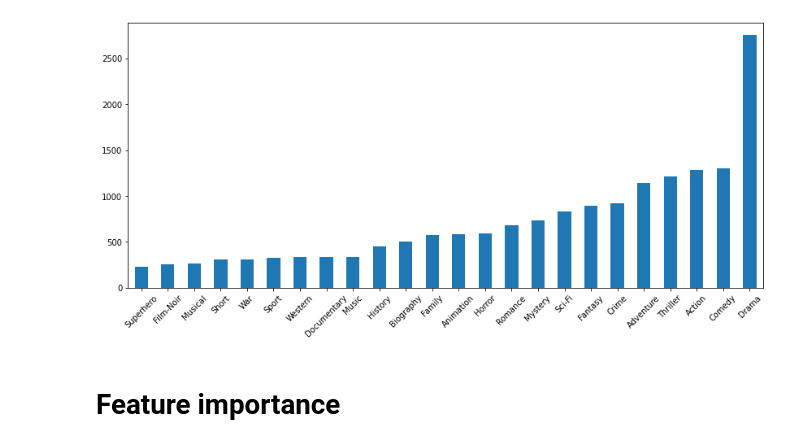
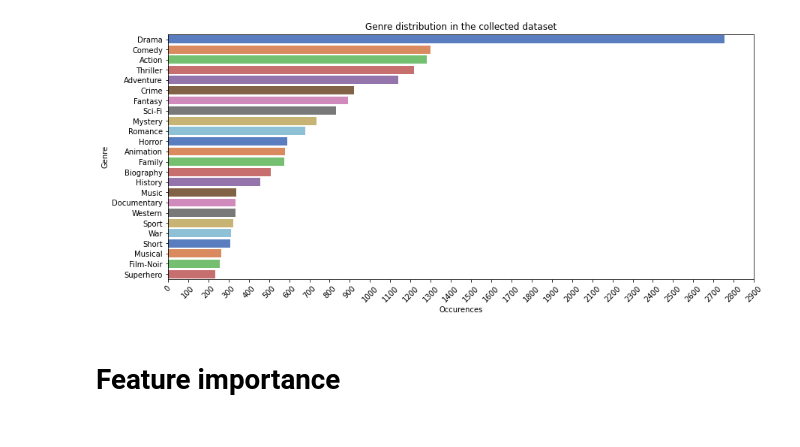
Before and after one commit to timetoai/IMDB_movie_classification, a Jupyter notebook: visualization.ipynb, the cells around one changed output. Cells and saved outputs as stored; diff of their text form; code cells hidden in the pictures.

```diff
--- a/visualization.ipynb
+++ b/visualization.ipynb
@@ -52,11 +63,17 @@ genres       0
 dtype: int64
 # %%
 fig, ax = plt.subplots(figsize=(14, 6))
-movie_info[classes].sum().sort_values().plot.bar(ax=ax)
+# movie_info[classes].sum().sort_values().plot.bar(ax=ax)
+data_to_plot = movie_info[classes].sum().sort_values(ascending=False)
+sns.barplot(x=data_to_plot.values, y=data_to_plot.index, palette="muted")
 plt.xticks(rotation=45)
+plt.xticks(range(0, 3000, 100))
+plt.xlabel("Occurences")
+plt.ylabel("Genre")
+plt.title("Genre distribution in the collected dataset")
 plt.show()
 # %% [output]
-[figure, old version]
+[figure, new version]
 # %% [markdown]
 # Feature importance
 # %%
```
Also changed, not shown: parts of 10 cells of this notebook, 27 other files.
